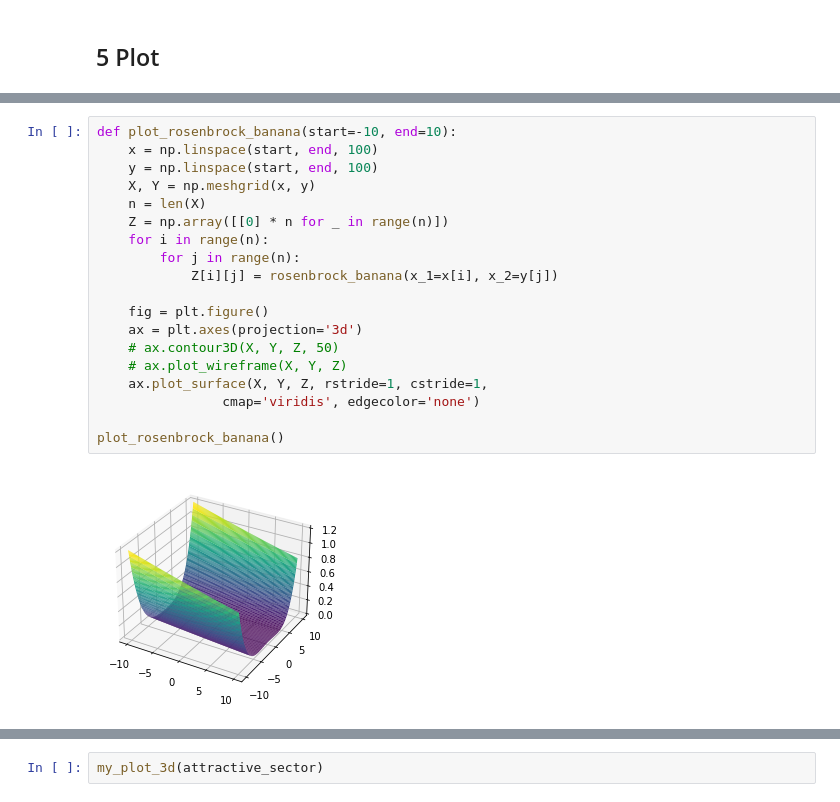
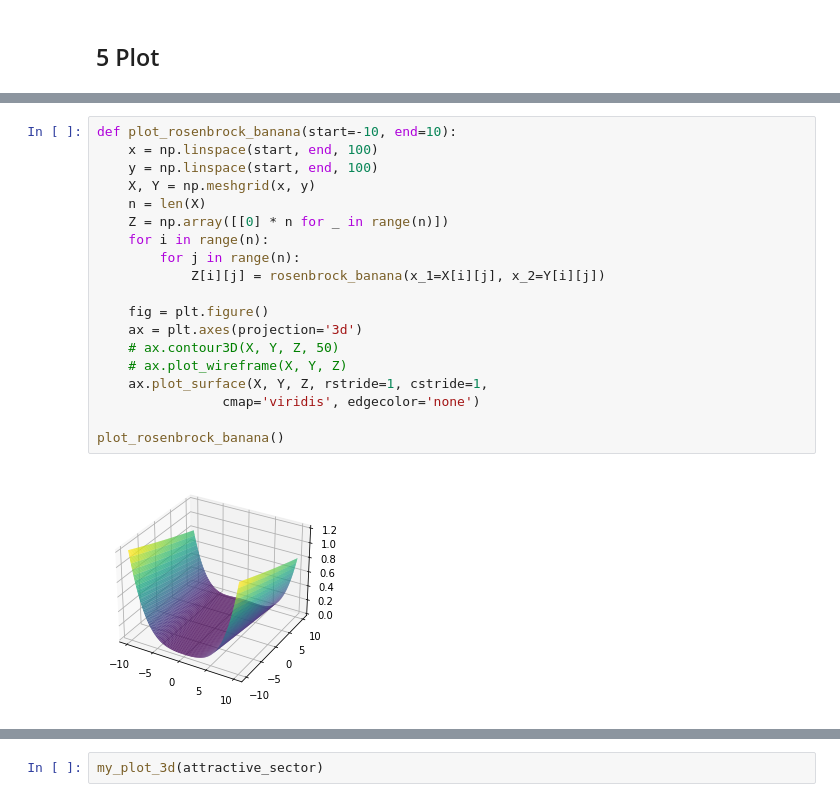
Before and after one commit to UCPHszf/Numerical-Optimization, a Jupyter notebook: code/case_studies.ipynb, the cells around one changed output, grey strips where cells are left out. Saved outputs shown, nothing was run; the diff lists cells and outputs as text.

Commit message:
Change plot style (x <-> y)

```diff
--- a/code/case_studies.ipynb
+++ b/code/case_studies.ipynb
@@ -344,24 +344,24 @@ my_plot_3d(ellipsoid)
 # %%
 def plot_rosenbrock_banana(start=-10, end=10):
     x = np.linspace(start, end, 100)
     y = np.linspace(start, end, 100)
     X, Y = np.meshgrid(x, y)
     n = len(X)
     Z = np.array([[0] * n for _ in range(n)])
     for i in range(n):
         for j in range(n):
-            Z[i][j] = rosenbrock_banana(x_1=x[i], x_2=y[j])
+            Z[i][j] = rosenbrock_banana(x_1=X[i][j], x_2=Y[i][j])
 
     fig = plt.figure()
     ax = plt.axes(projection='3d')
     # ax.contour3D(X, Y, Z, 50)
     # ax.plot_wireframe(X, Y, Z)
     ax.plot_surface(X, Y, Z, rstride=1, cstride=1,
                 cmap='viridis', edgecolor='none')
 
 plot_rosenbrock_banana()
 # %% [output]
-[figure, old version]
+[figure, new version]
 # %%
 my_plot_3d(log_ellipsoid)
 # %% [output]
```
Also changed, not shown: parts of 4 cells of this notebook.
